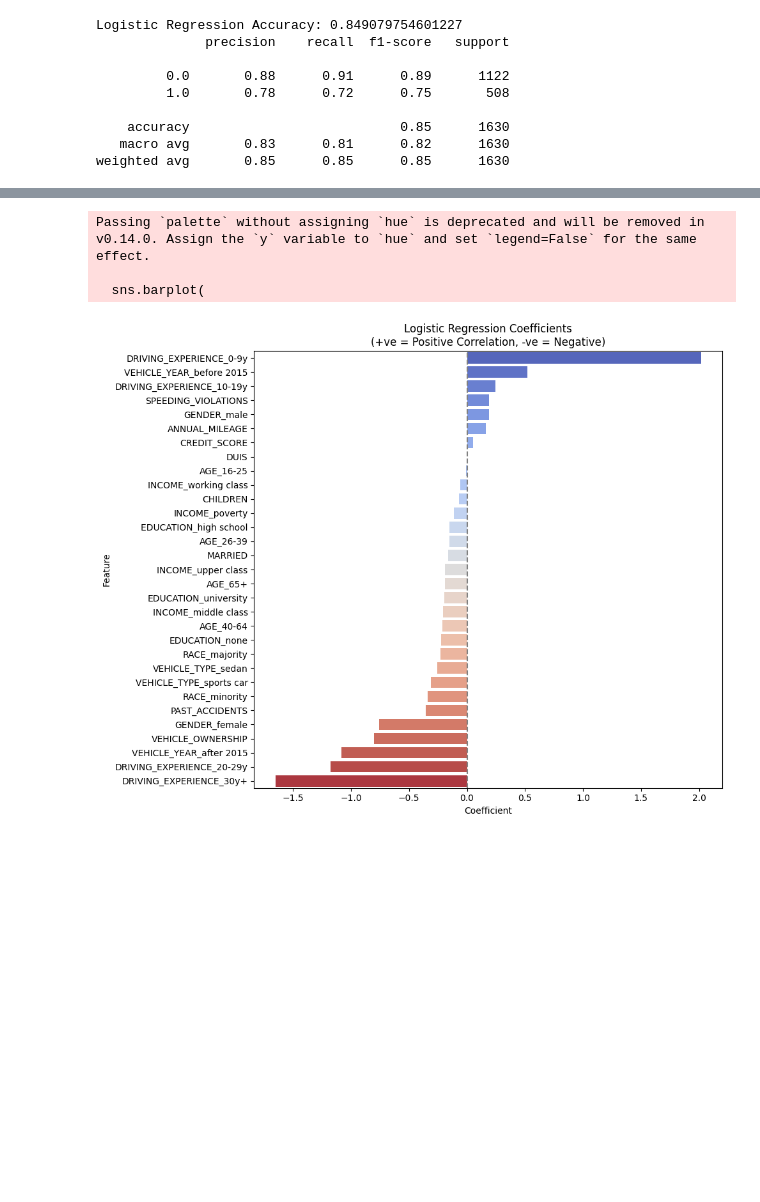
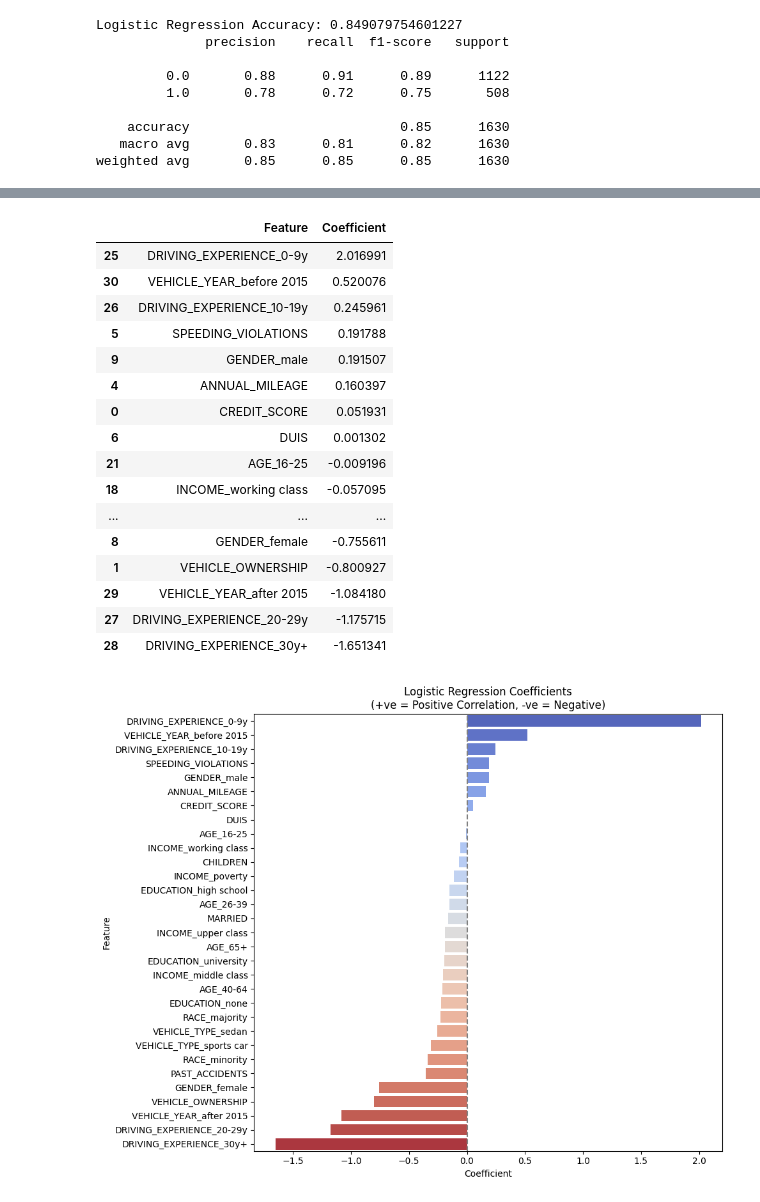
Before and after one commit to KevinChiData/Car-Insurance-Claim-Predictions, a Jupyter notebook: Predicting_Auto_Insurance_Claims_Using_Logistic_Regression.ipynb, the cells around one changed output, grey strips where cells are left out. Drawn from its saved outputs; the diff is of its cells as text; code cells hidden in the pictures; blank space fills up the shorter version.

```diff
--- a/Predicting_Auto_Insurance_Claims_Using_Logistic_Regression.ipynb
+++ b/Predicting_Auto_Insurance_Claims_Using_Logistic_Regression.ipynb
@@ -140,11 +144,10 @@ plt.show()
 # %%
+# Preprocessing data for logistic regression model
 preprocessor = ColumnTransformer(
     transformers=[
         ('numerical', StandardScaler(), ['CREDIT_SCORE', 'VEHICLE_OWNERSHIP', 'MARRIED', 'CHILDREN', 'ANNUAL_MILEAGE', 'SPEEDING_VIOLATIONS', 'DUIS', 'PAST_ACCIDENTS']),
-        ('categorical', OneHotEncoder(handle_unknown='ignore'), ['GENDER', 'RACE', 'EDUCATION', 'INCOME', 'VEHICLE_TYPE', 'AGE', 'DRIVING_EXPERIENCE', 'VEHICLE_YEAR'])
-    ],
-    remainder='passthrough'
-)
+        ('categorical', OneHotEncoder(handle_unknown='ignore'), ['GENDER', 'RACE', 'EDUCATION', 'INCOME', 'VEHICLE_TYPE', 'AGE', 'DRIVING_EXPERIENCE', 'VEHICLE_YEAR'])],
+    remainder='passthrough')
 # %%
 # Create training and testing sets
 x = df.drop('OUTCOME', axis=1)
@@ -173,17 +178,15 @@ Logistic Regression Accuracy: 0.849079754601227
    macro avg       0.83      0.81      0.82      1630
 weighted avg       0.85      0.85      0.85      1630
 # %%
+# Retrieve value names
 preprocessor = pipeline.named_steps['preprocessor']
 feature_names = []
 for name, transformer, columns in preprocessor.transformers_:
-    if name == 'remainder':
-        remaining_cols_mask = ~x_train.columns.isin([col for _, _, cols in preprocessor.transformers_[:2] for col in cols])
-        feature_names.extend(x_train.columns[remaining_cols_mask])
-    elif hasattr(transformer, 'get_feature_names_out'):
+    if hasattr(transformer, 'get_feature_names_out'):
         feature_names.extend(transformer.get_feature_names_out(columns))
     else:
         feature_names.extend(columns)
 
 coefficients = pd.Series(pipeline.named_steps['classifier'].coef_[0], index=feature_names)
-print(coefficients.abs().sort_values(ascending=False))
+coefficients
 # %% [output]
@@ -206,24 +210,44 @@ DUIS                         0.001302
 dtype: float64
+# %%
+# Convert to DataFrame for easier plotting
+coefficient_df = pd.DataFrame({
+    'Feature': coefficients.index,
+    'Coefficient': coefficients.values
+    }).sort_values(by='Coefficient', ascending=False)
+coefficient_df
+# %% [output]
+|  | Feature | Coefficient |
+| 25 | DRIVING_EXPERIENCE_0-9y | 2.016991 |
+| 30 | VEHICLE_YEAR_before 2015 | 0.520076 |
+| 26 | DRIVING_EXPERIENCE_10-19y | 0.245961 |
+| 5 | SPEEDING_VIOLATIONS | 0.191788 |
+| 9 | GENDER_male | 0.191507 |
+| 4 | ANNUAL_MILEAGE | 0.160397 |
+| 0 | CREDIT_SCORE | 0.051931 |
+| 6 | DUIS | 0.001302 |
+| 21 | AGE_16-25 | -0.009196 |
+| 18 | INCOME_working class | -0.057095 |
+| ... | ... | ... |
+| 8 | GENDER_female | -0.755611 |
+| 1 | VEHICLE_OWNERSHIP | -0.800927 |
+| 29 | VEHICLE_YEAR_after 2015 | -1.084180 |
+| 27 | DRIVING_EXPERIENCE_20-29y | -1.175715 |
+| 28 | DRIVING_EXPERIENCE_30y+ | -1.651341 |
 # %%
-# Convert to DataFrame for easier plotting
-coef_df = pd.DataFrame({
-    'Feature': coefficients.index,
-    'Coefficient': coefficients.values
-}).sort_values(by='Coefficient', ascending=False)
-
+# Display logistic regression coefficients on bar plot
 plt.figure(figsize=(10, 8))
 sns.barplot(
-    data=coef_df,
+    data=coefficient_df,
     x='Coefficient',
     y='Feature',
     palette='coolwarm',
-    dodge=False)
+    hue='Feature',
+    dodge=False,
+    legend=False
+    )
 plt.axvline(0, color='gray', linestyle='--')  # Reference line at 0
 plt.title("Logistic Regression Coefficients\n(+ve = Positive Correlation, -ve = Negative)")
 plt.tight_layout()
 plt.show()
 # %% [output]
-Passing `palette` without assigning `hue` is deprecated and will be removed in v0.14.0. Assign the `y` variable to `hue` and set `legend=False` for the same effect.
-
-  sns.barplot(
 [figure]
```
Also changed, not shown: parts of 9 cells of this notebook.
